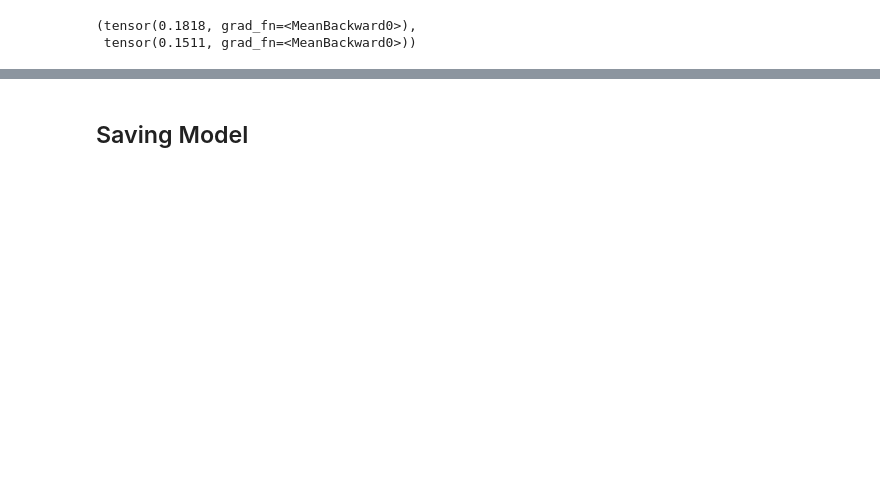
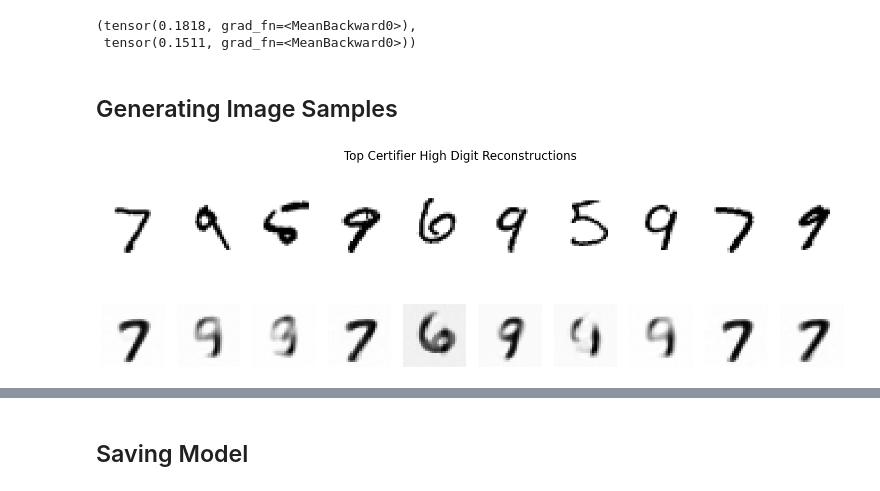
Before and after one commit to zroe1/gradient-routing, a Jupyter notebook: main.ipynb, the cells around one changed output, grey strips where cells are left out. Saved outputs shown, nothing was run; the diff lists cells and outputs as text; code cells hidden in the pictures; blank space fills up the shorter version.

Commit message:
images for gradient routing

```diff
--- a/main.ipynb
+++ b/main.ipynb
@@ -257,3 +253,36 @@ low_digits_loss, high_digits_loss
 # %% [output]
 (tensor(0.1818, grad_fn=<MeanBackward0>),
  tensor(0.1511, grad_fn=<MeanBackward0>))
+# %% [markdown]
+## Generating Image Samples
+# %%
+# get reconstructed images
+top_cert_imgs_high = X_hat_top_cert[test_labels_batch > 4].detach().to('cpu').view(-1, 28, 28)
+top_cert_imgs_low = X_hat_top_cert[test_labels_batch < 4].detach().to('cpu').view(-1, 28, 28)
+
+bottom_cert_imgs_high = X_hat_bottom_cert[test_labels_batch > 4].detach().to('cpu').view(-1, 28, 28)
+bottom_cert_imgs_low = X_hat_bottom_cert[test_labels_batch < 4].detach().to('cpu').view(-1, 28, 28)
+
+test_images_batch_high = test_images_batch[test_labels_batch > 4]
+test_images_batch_low = test_images_batch[test_labels_batch < 4]
+# %%
+def print_reconstructions(imgs, reconstructed_imgs, title):
+    columns = 10
+    rows = 2
+    fig, axes = plt.subplots(rows, columns, figsize=(18, 5))
+    for i, ax in enumerate(axes.flat):
+        if i >= columns:
+            ax.imshow(reconstructed_imgs[i - columns]* -1, cmap='gray')
+        else:
+            ax.imshow(imgs[i].squeeze()* -1, cmap='gray')
+        ax.axis('off')
+    fig.suptitle(title, fontsize=16)
+    plt.show()
+# %%
+print_reconstructions(
+    test_images_batch_high,
+    top_cert_imgs_high,
+    "Top Certifier High Digit Reconstructions"
+)
+# %% [output]
+[figure, added]
```
Also changed, not shown: parts of 11 cells of this notebook.
